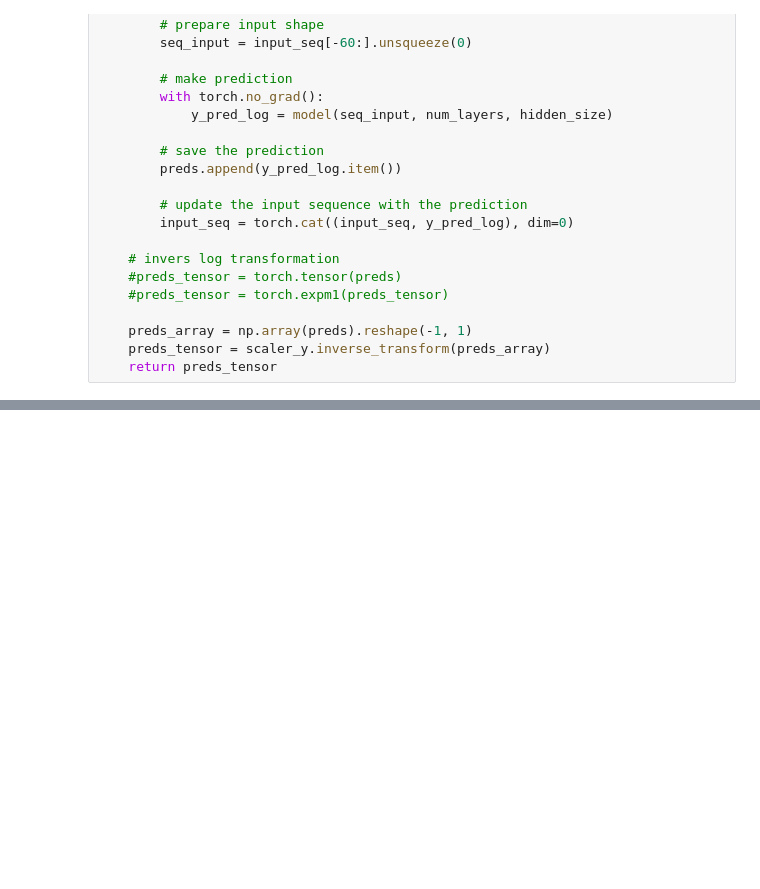
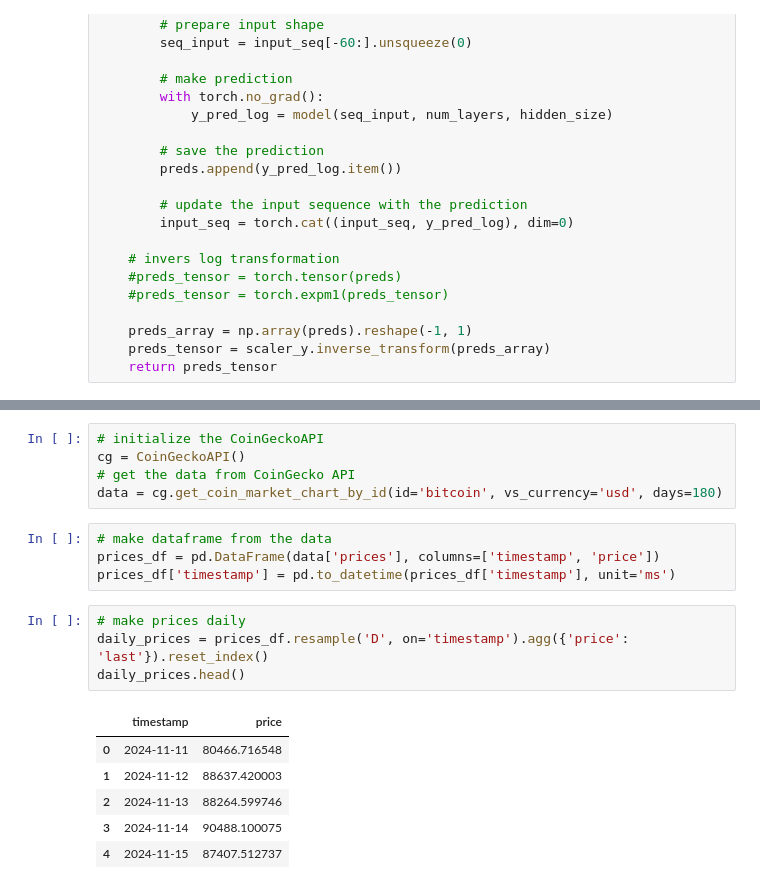
Before and after one commit to ArovaSyams/Bitcoin-Price-Prediction-with-LSTM, a Jupyter notebook: Notebook.ipynb, the cells around one changed output, grey strips where cells are left out. Drawn from its saved outputs; the diff is of its cells as text; blank space fills up the shorter version.

```diff
--- a/Notebook.ipynb
+++ b/Notebook.ipynb
@@ -453,0 +454,20 @@ plt.show()
+# %%
+# initialize the CoinGeckoAPI
+cg = CoinGeckoAPI()
+# get the data from CoinGecko API
+data = cg.get_coin_market_chart_by_id(id='bitcoin', vs_currency='usd', days=180)
+# %%
+# make dataframe from the data
+prices_df = pd.DataFrame(data['prices'], columns=['timestamp', 'price'])
+prices_df['timestamp'] = pd.to_datetime(prices_df['timestamp'], unit='ms')
+# %%
+# make prices daily
+daily_prices = prices_df.resample('D', on='timestamp').agg({'price': 'last'}).reset_index()
+daily_prices.head()
+# %% [output]
+|  | timestamp | price |
+| 0 | 2024-11-11 | 80466.716548 |
+| 1 | 2024-11-12 | 88637.420003 |
+| 2 | 2024-11-13 | 88264.599746 |
+| 3 | 2024-11-14 | 90488.100075 |
+| 4 | 2024-11-15 | 87407.512737 |
```
Also changed, not shown: parts of 10 cells of this notebook, 1 other file.
